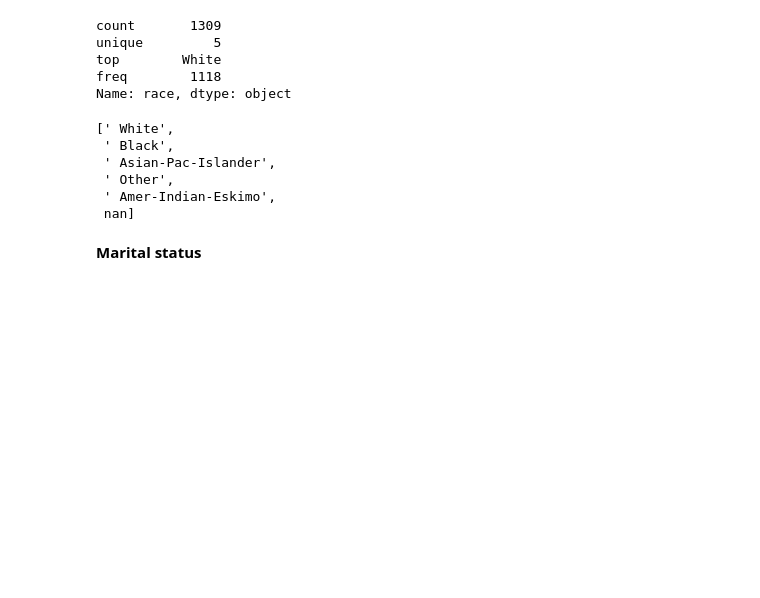
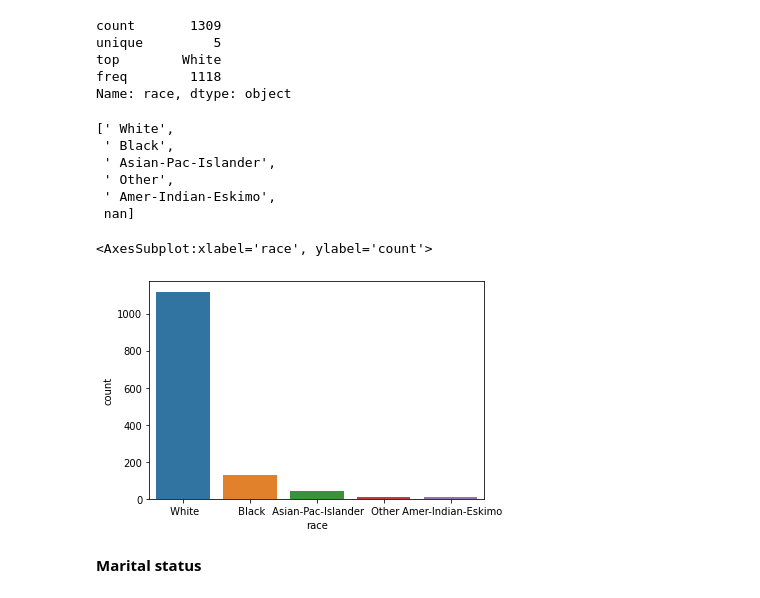
Before and after one commit to Marian-N/IAU, a Jupyter notebook: Untitled.ipynb, the cells around one changed output. Saved outputs shown, nothing was run; the diff lists cells and outputs as text; code cells hidden in the pictures; blank space fills up the shorter version.

```diff
--- a/Untitled.ipynb
+++ b/Untitled.ipynb
@@ -322,6 +334,11 @@ Name: race, dtype: object
  ' Other',
  ' Amer-Indian-Eskimo',
  nan]
+# %%
+sns.countplot(x=df['race'].dropna())
+# %% [output]
+<AxesSubplot:xlabel='race', ylabel='count'>
+[figure, added]
 # %% [markdown]
 **Marital status**
 # %%
```
Also changed, not shown: parts of 21 cells of this notebook.
